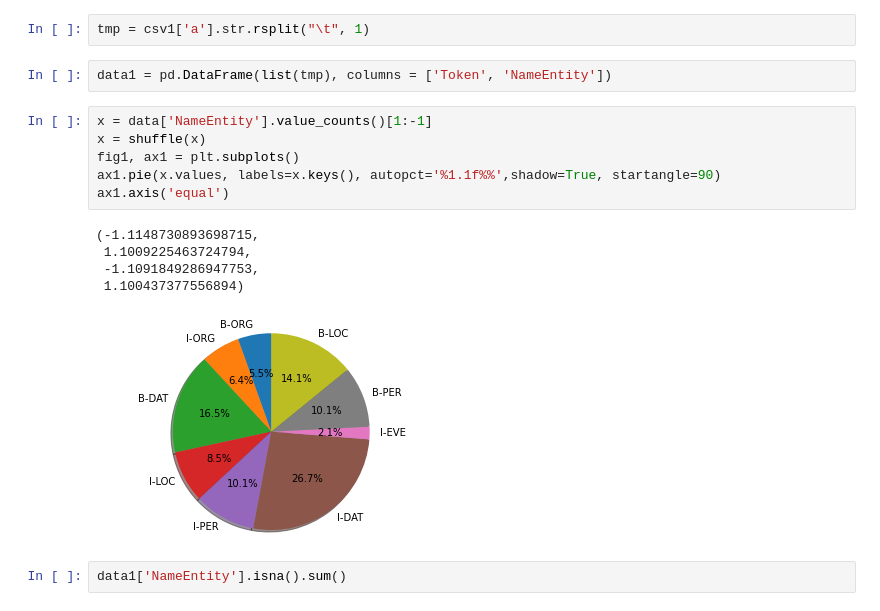
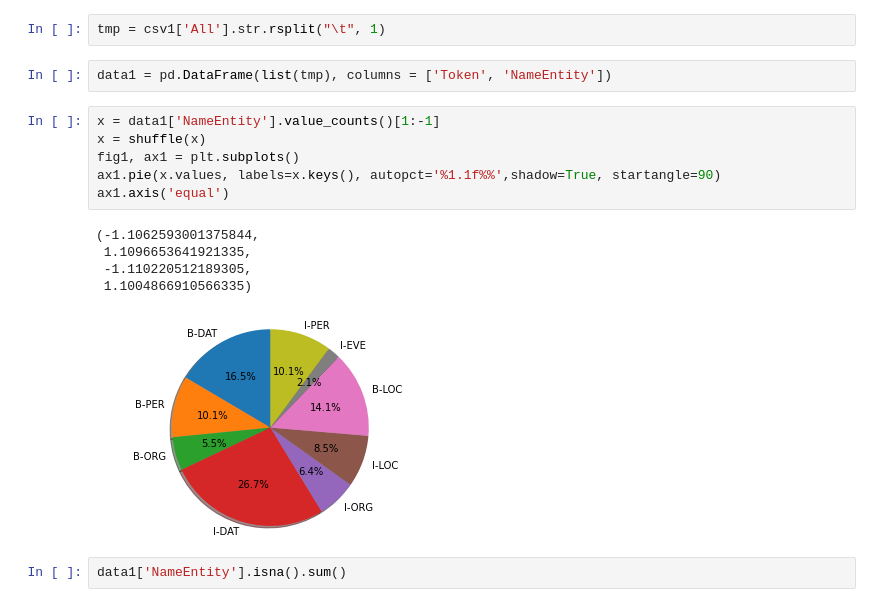
Before and after one commit to E-Ghafour/Persian-Name-Entitiy-Recognition-Ner-, a Jupyter notebook: Code/Persian_Name_Entitiy_Recognition.ipynb, the cells around one changed output. Cells and saved outputs as stored; diff of their text form.

```diff
--- a/Code/Persian_Name_Entitiy_Recognition.ipynb
+++ b/Code/Persian_Name_Entitiy_Recognition.ipynb
@@ -89,19 +185,19 @@ ParserError: ignored
 # %%
-tmp = csv1['a'].str.rsplit("\t", 1)
+tmp = csv1['All'].str.rsplit("\t", 1)
 # %%
 data1 = pd.DataFrame(list(tmp), columns = ['Token', 'NameEntity'])
 # %%
-x = data['NameEntity'].value_counts()[1:-1]
+x = data1['NameEntity'].value_counts()[1:-1]
 x = shuffle(x)
 fig1, ax1 = plt.subplots()
 ax1.pie(x.values, labels=x.keys(), autopct='%1.1f%%',shadow=True, startangle=90)
 ax1.axis('equal')
 # %% [output]
-(-1.1148730893698715,
- 1.1009225463724794,
- -1.1091849286947753,
- 1.100437377556894)
+(-1.1062593001375844,
+ 1.1096653641921335,
+ -1.110220512189305,
+ 1.1004866910566335)
-[figure, old version]
+[figure, new version]
 # %%
 data1['NameEntity'].isna().sum()
 # %% [output]
```
Also changed, not shown: parts of 29 cells of this notebook.
